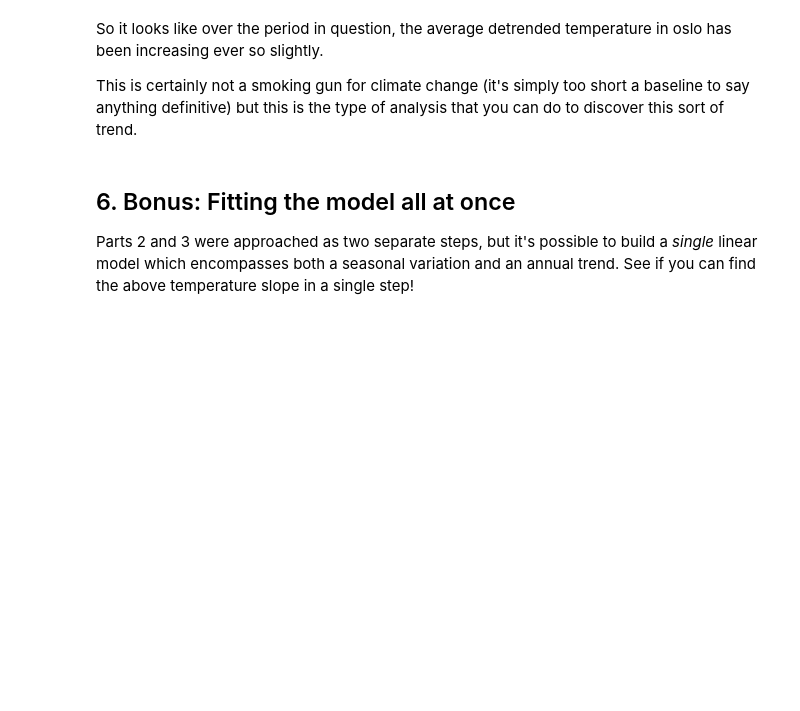
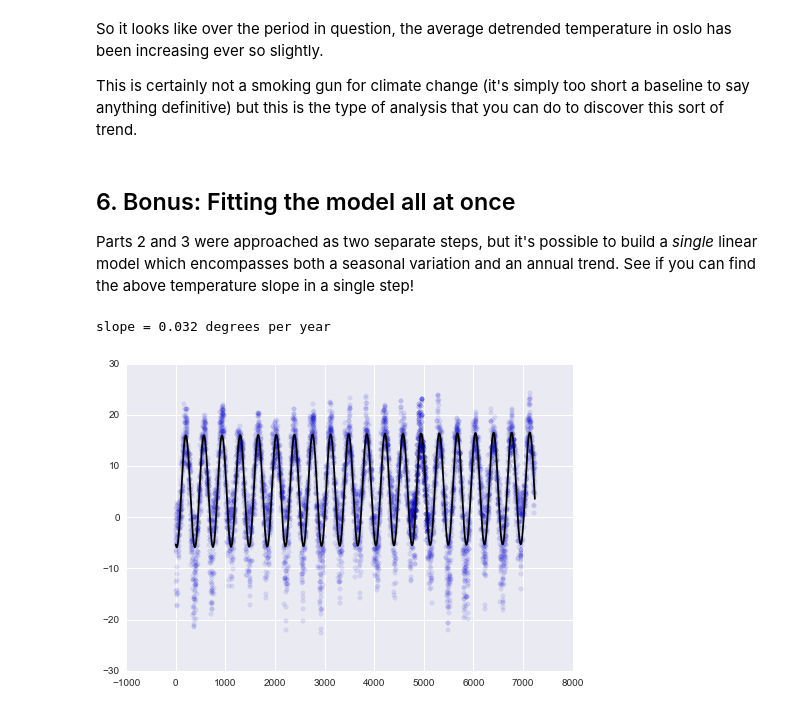
Before and after one commit to jakevdp/OsloWorkshop2014, a Jupyter notebook: notebooks/solutions/Solution-02.2.ipynb, the cells around one changed output. Cells and saved outputs as stored; diff of their text form; code cells hidden in the pictures; blank space fills up the shorter version.

```diff
--- a/notebooks/solutions/Solution-02.2.ipynb
+++ b/notebooks/solutions/Solution-02.2.ipynb
@@ -23,7 +23,7 @@ I found this data at the [following website](http://academic.udayton.edu/kissock
 # %% [markdown]
 We'll read it this way:
 # %%
-data = pd.read_csv('data/NOOSLO.txt', delim_whitespace=True,
+data = pd.read_csv('../data/NOOSLO.txt', delim_whitespace=True,
                    names=['month', 'day', 'year', 'degF'])
 data.describe()
 # %% [output]
@@ -255,3 +255,28 @@ This is certainly not a smoking gun for climate change (it's simply too short a
 ## 6. Bonus: Fitting the model all at once
 
 Parts 2 and 3 were approached as two separate steps, but it's possible to build a *single* linear model which encompasses both a seasonal variation and an annual trend. See if you can find the above temperature slope in a single step!
+# %%
+# Define a combined model: offset + seasonal variation + linear trend
+# (note: leap years might throw this off)
+def combined_model(theta, days):
+    return (theta[0] +
+            theta[1] * days +
+            theta[2] * np.sin(2 * np.pi * days / 365.) +
+            theta[3] * np.cos(2 * np.pi * days / 365.))
+
+# Solve this model using linear algebra approach
+X = np.vstack([np.ones_like(days),
+               days,
+               np.sin(2 * np.pi * days / 365.),
+               np.cos(2 * np.pi * days / 365.)]).T
+theta_best = np.linalg.solve(np.dot(X.T, X),
+                             np.dot(X.T, y))
+
+# Plot the best model and find the corrected trend:
+print("slope = {0:.2g} degrees per year".format(365 * theta_best[1]))
+
+plt.scatter(days, y, alpha=0.1)
+plt.plot(np.sort(days), combined_model(theta_best, np.sort(days)), '-k');
+# %% [output]
+slope = 0.032 degrees per year
+[figure, added]
```
